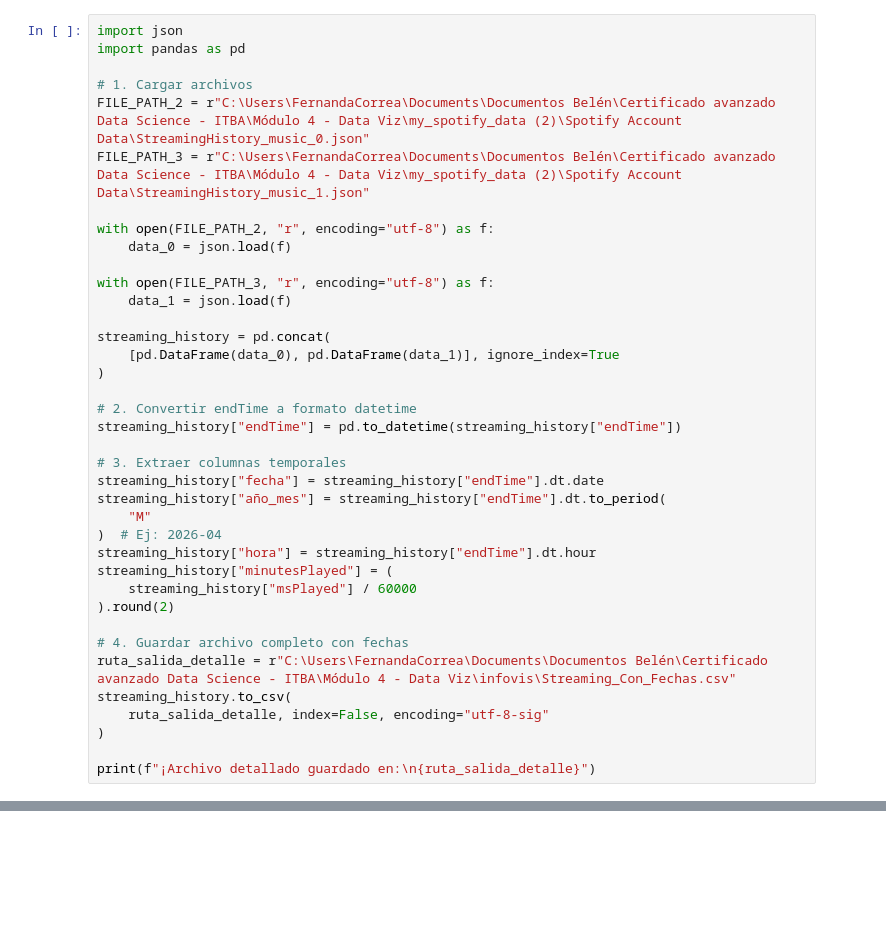
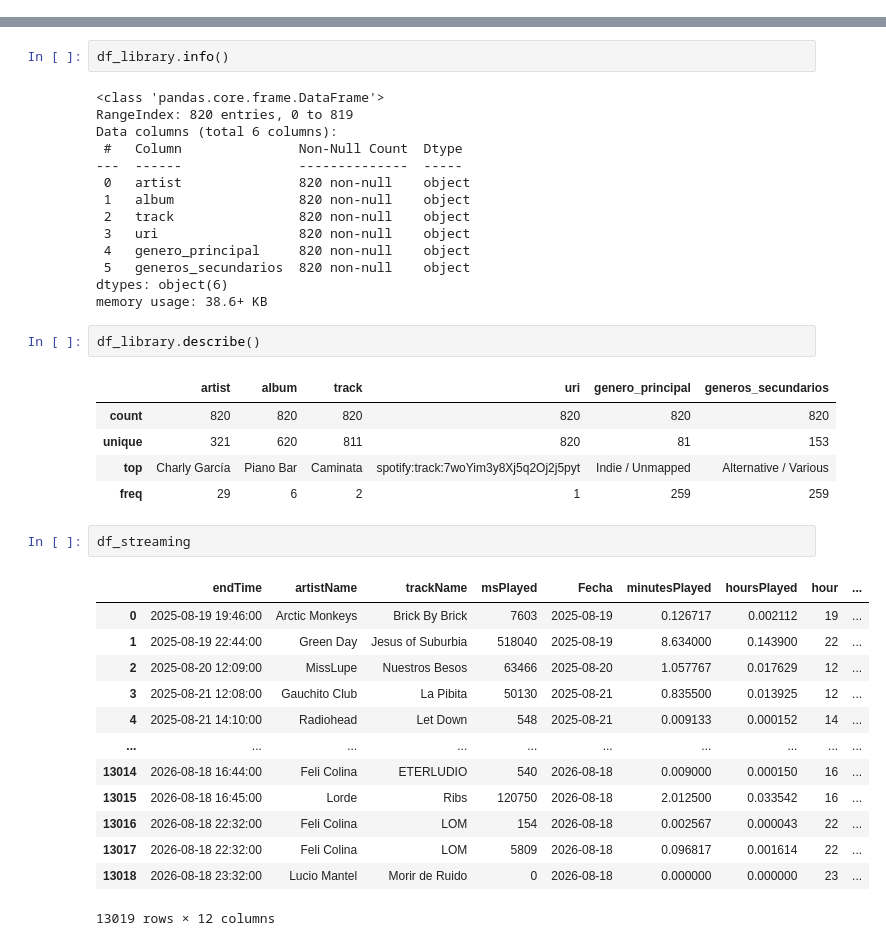
Before and after one commit to Belc-da/infovis, a Jupyter notebook: Spotify/Spotify.ipynb, the cells around one changed output, grey strips where cells are left out. Drawn from its saved outputs; the diff is of its cells as text; blank space fills up the shorter version.

```diff
--- a/Spotify/Spotify.ipynb
+++ b/Spotify/Spotify.ipynb
@@ -170,38 +0,0 @@ C:\Users\FernandaCorrea\Documents\Documentos Belén\Certificado avanzado Data Sc
-# %%
-import json
-import pandas as pd
-
-# 1. Cargar archivos
-FILE_PATH_2 = r"C:\Users\FernandaCorrea\Documents\Documentos Belén\Certificado avanzado Data Science - ITBA\Módulo 4 - Data Viz\my_spotify_data (2)\Spotify Account Data\StreamingHistory_music_0.json"
-FILE_PATH_3 = r"C:\Users\FernandaCorrea\Documents\Documentos Belén\Certificado avanzado Data Science - ITBA\Módulo 4 - Data Viz\my_spotify_data (2)\Spotify Account Data\StreamingHistory_music_1.json"
-
-with open(FILE_PATH_2, "r", encoding="utf-8") as f:
-    data_0 = json.load(f)
-
-with open(FILE_PATH_3, "r", encoding="utf-8") as f:
-    data_1 = json.load(f)
-
-streaming_history = pd.concat(
-    [pd.DataFrame(data_0), pd.DataFrame(data_1)], ignore_index=True
-)
-
-# 2. Convertir endTime a formato datetime
-streaming_history["endTime"] = pd.to_datetime(streaming_history["endTime"])
-
-# 3. Extraer columnas temporales
-streaming_history["fecha"] = streaming_history["endTime"].dt.date
-streaming_history["año_mes"] = streaming_history["endTime"].dt.to_period(
-    "M"
-)  # Ej: 2026-04
-streaming_history["hora"] = streaming_history["endTime"].dt.hour
-streaming_history["minutesPlayed"] = (
-    streaming_history["msPlayed"] / 60000
-).round(2)
-
-# 4. Guardar archivo completo con fechas
-ruta_salida_detalle = r"C:\Users\FernandaCorrea\Documents\Documentos Belén\Certificado avanzado Data Science - ITBA\Módulo 4 - Data Viz\infovis\Streaming_Con_Fechas.csv"
-streaming_history.to_csv(
-    ruta_salida_detalle, index=False, encoding="utf-8-sig"
-)
-
-print(f"¡Archivo detallado guardado en:\n{ruta_salida_detalle}")
@@ -479,0 +659,40 @@ matriz_diaria_top10.head(10)
+# %%
+df_library.info()
+# %% [output]
+<class 'pandas.core.frame.DataFrame'>
+RangeIndex: 820 entries, 0 to 819
+Data columns (total 6 columns):
+ #   Column               Non-Null Count  Dtype
+---  ------               --------------  -----
+ 0   artist               820 non-null    object
+ 1   album                820 non-null    object
+ 2   track                820 non-null    object
+ 3   uri                  820 non-null    object
+ 4   genero_principal     820 non-null    object
+ 5   generos_secundarios  820 non-null    object
+dtypes: object(6)
+memory usage: 38.6+ KB
+# %%
+df_library.describe()
+# %% [output]
+|  | artist | album | track | uri | genero_principal | generos_secundarios |
+| count | 820 | 820 | 820 | 820 | 820 | 820 |
+| unique | 321 | 620 | 811 | 820 | 81 | 153 |
+| top | Charly García | Piano Bar | Caminata | spotify:track:7woYim3y8Xj5q2Oj2j5pyt | Indie / Unmapped | Alternative / Various |
+| freq | 29 | 6 | 2 | 1 | 259 | 259 |
+# %%
+df_streaming
+# %% [output]
+|  | endTime | artistName | trackName | msPlayed | Fecha | minutesPlayed | hoursPlayed | hour | ... |
+| 0 | 2025-08-19 19:46:00 | Arctic Monkeys | Brick By Brick | 7603 | 2025-08-19 | 0.126717 | 0.002112 | 19 | ... |
+| 1 | 2025-08-19 22:44:00 | Green Day | Jesus of Suburbia | 518040 | 2025-08-19 | 8.634000 | 0.143900 | 22 | ... |
+| 2 | 2025-08-20 12:09:00 | MissLupe | Nuestros Besos | 63466 | 2025-08-20 | 1.057767 | 0.017629 | 12 | ... |
+| 3 | 2025-08-21 12:08:00 | Gauchito Club | La Pibita | 50130 | 2025-08-21 | 0.835500 | 0.013925 | 12 | ... |
+| 4 | 2025-08-21 14:10:00 | Radiohead | Let Down | 548 | 2025-08-21 | 0.009133 | 0.000152 | 14 | ... |
+| ... | ... | ... | ... | ... | ... | ... | ... | ... | ... |
+| 13014 | 2026-08-18 16:44:00 | Feli Colina | ETERLUDIO | 540 | 2026-08-18 | 0.009000 | 0.000150 | 16 | ... |
+| 13015 | 2026-08-18 16:45:00 | Lorde | Ribs | 120750 | 2026-08-18 | 2.012500 | 0.033542 | 16 | ... |
+| 13016 | 2026-08-18 22:32:00 | Feli Colina | LOM | 154 | 2026-08-18 | 0.002567 | 0.000043 | 22 | ... |
+| 13017 | 2026-08-18 22:32:00 | Feli Colina | LOM | 5809 | 2026-08-18 | 0.096817 | 0.001614 | 22 | ... |
+| 13018 | 2026-08-18 23:32:00 | Lucio Mantel | Morir de Ruido | 0 | 2026-08-18 | 0.000000 | 0.000000 | 23 | ... |
+13019 rows × 12 columns
```
Also changed, not shown: parts of 26 cells of this notebook, 34 other files.
